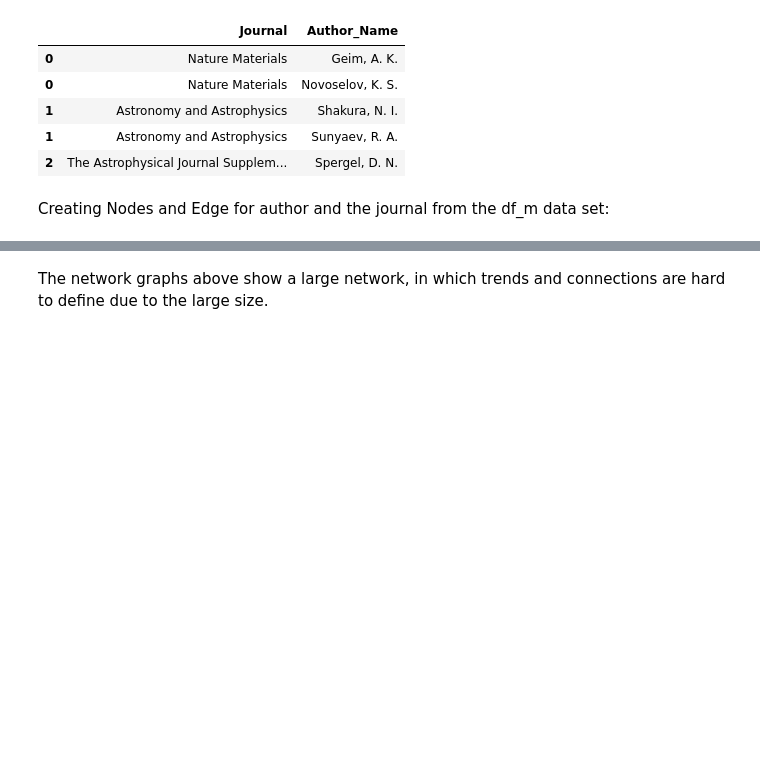
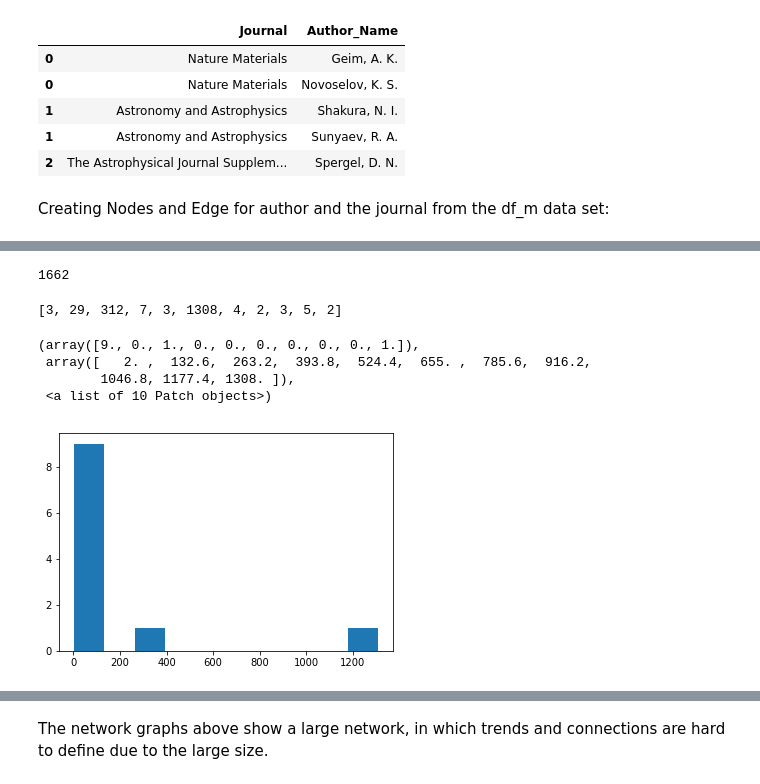
Before and after one commit to Rajwantmishra/620Group, a Jupyter notebook: Project2-26Jun/DATA_620_Project_2.ipynb, the cells around one changed output, grey strips where cells are left out. Saved outputs shown, nothing was run; the diff lists cells and outputs as text; code cells hidden in the pictures; blank space fills up the shorter version.

```diff
--- a/Project2-26Jun/DATA_620_Project_2.ipynb
+++ b/Project2-26Jun/DATA_620_Project_2.ipynb
@@ -98,8 +176,27 @@ g.add_edges_from(edge_bunch)
+# %%
+a = set(df_m.Author_Name)
+len(a)
+# %% [output]
+1662
 # %%
 # find the largest most connected graph - 200 as cut-off
 big_subg = [i for i in nx.connected_component_subgraphs(g) if len(i) > 200]
 # Largest:
 sg_largest = big_subg[0] # largest connected subgraph
+# %%
+[len(c) for c in nx.connected_component_subgraphs(g)]
+# %% [output]
+[3, 29, 312, 7, 3, 1308, 4, 2, 3, 5, 2]
+# %%
+# so we have total 11 componnet
+x = [len(c) for c in nx.connected_component_subgraphs(g)]
+plt.hist(x)
+# %% [output]
+(array([9., 0., 1., 0., 0., 0., 0., 0., 0., 1.]),
+ array([   2. ,  132.6,  263.2,  393.8,  524.4,  655. ,  785.6,  916.2,
+        1046.8, 1177.4, 1308. ]),
+ <a list of 10 Patch objects>)
+[figure, added]
 # %%
 # weighted_projections can be applied to this subgraph to separate the two components
 Journals,Author_Names = bi.sets(sg_largest)
```
Also changed, not shown: parts of 17 cells of this notebook, 6 other files.
